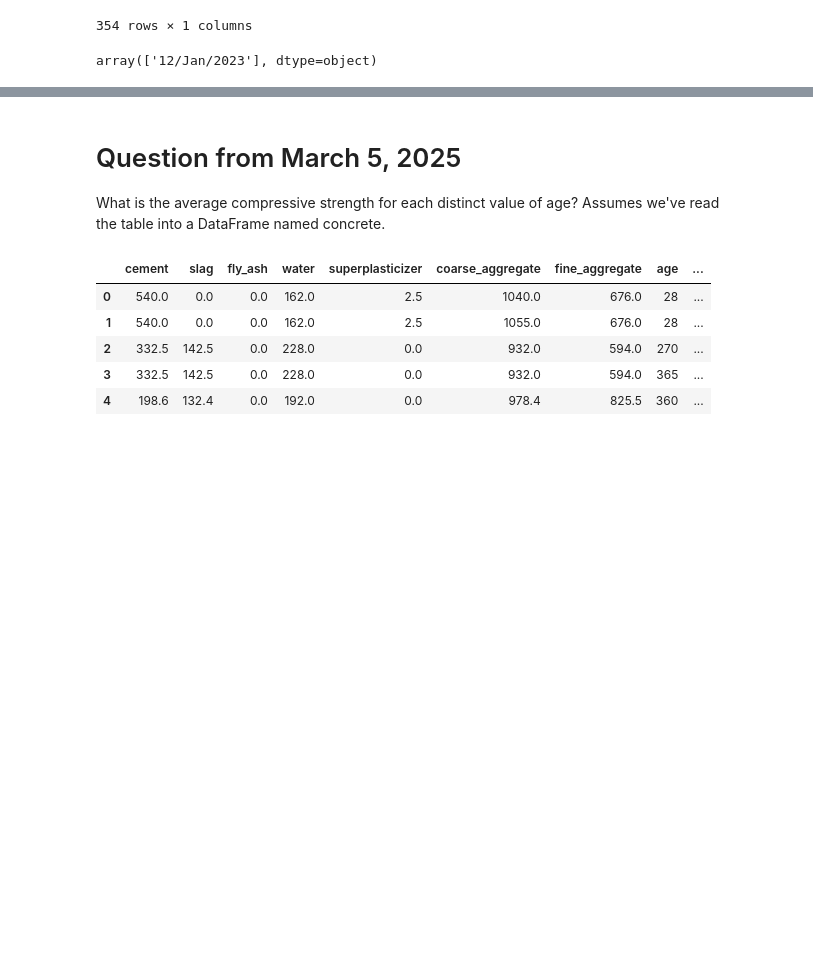
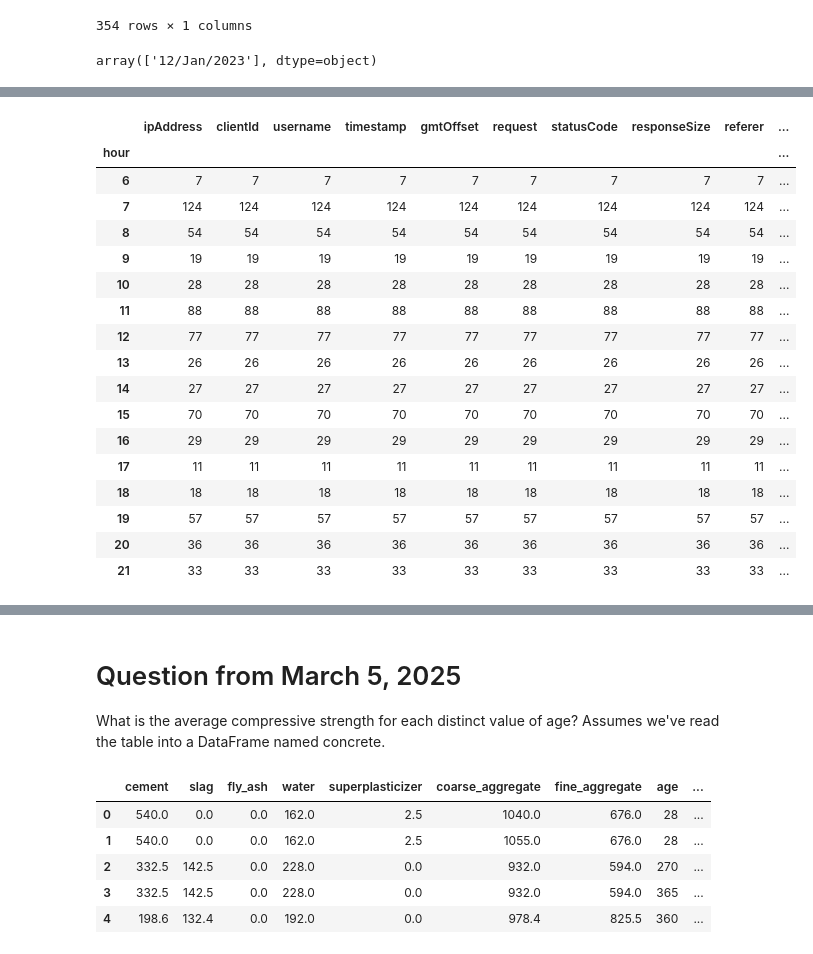
Before and after one commit to hafeild/csc440sp25, a Jupyter notebook: notebooks/06-basic-pandas.ipynb, the cells around one changed output, grey strips where cells are left out. Saved outputs shown, nothing was run; the diff lists cells and outputs as text; code cells hidden in the pictures; blank space fills up the shorter version.

```diff
--- a/notebooks/06-basic-pandas.ipynb
+++ b/notebooks/06-basic-pandas.ipynb
@@ -844,0 +865,22 @@ Length: 704, dtype: datetime64[ns, UTC-05:00]
+# %%
+apache.groupby('hour').count() # <- Skips missing values (NAs and NaNs)
+apache.groupby('hour').agg(lambda x: len(x)) # <- Won't ignore NAs and NaNs
+# %% [output]
+|  | ipAddress | clientId | username | timestamp | gmtOffset | request | statusCode | responseSize | referer | ... |
+| hour |  |  |  |  |  |  |  |  |  | ... |
+| 6 | 7 | 7 | 7 | 7 | 7 | 7 | 7 | 7 | 7 | ... |
+| 7 | 124 | 124 | 124 | 124 | 124 | 124 | 124 | 124 | 124 | ... |
+| 8 | 54 | 54 | 54 | 54 | 54 | 54 | 54 | 54 | 54 | ... |
+| 9 | 19 | 19 | 19 | 19 | 19 | 19 | 19 | 19 | 19 | ... |
+| 10 | 28 | 28 | 28 | 28 | 28 | 28 | 28 | 28 | 28 | ... |
+| 11 | 88 | 88 | 88 | 88 | 88 | 88 | 88 | 88 | 88 | ... |
+| 12 | 77 | 77 | 77 | 77 | 77 | 77 | 77 | 77 | 77 | ... |
+| 13 | 26 | 26 | 26 | 26 | 26 | 26 | 26 | 26 | 26 | ... |
+| 14 | 27 | 27 | 27 | 27 | 27 | 27 | 27 | 27 | 27 | ... |
+| 15 | 70 | 70 | 70 | 70 | 70 | 70 | 70 | 70 | 70 | ... |
+| 16 | 29 | 29 | 29 | 29 | 29 | 29 | 29 | 29 | 29 | ... |
+| 17 | 11 | 11 | 11 | 11 | 11 | 11 | 11 | 11 | 11 | ... |
+| 18 | 18 | 18 | 18 | 18 | 18 | 18 | 18 | 18 | 18 | ... |
+| 19 | 57 | 57 | 57 | 57 | 57 | 57 | 57 | 57 | 57 | ... |
+| 20 | 36 | 36 | 36 | 36 | 36 | 36 | 36 | 36 | 36 | ... |
+| 21 | 33 | 33 | 33 | 33 | 33 | 33 | 33 | 33 | 33 | ... |
```
Also changed, not shown: parts of 8 cells of this notebook.
